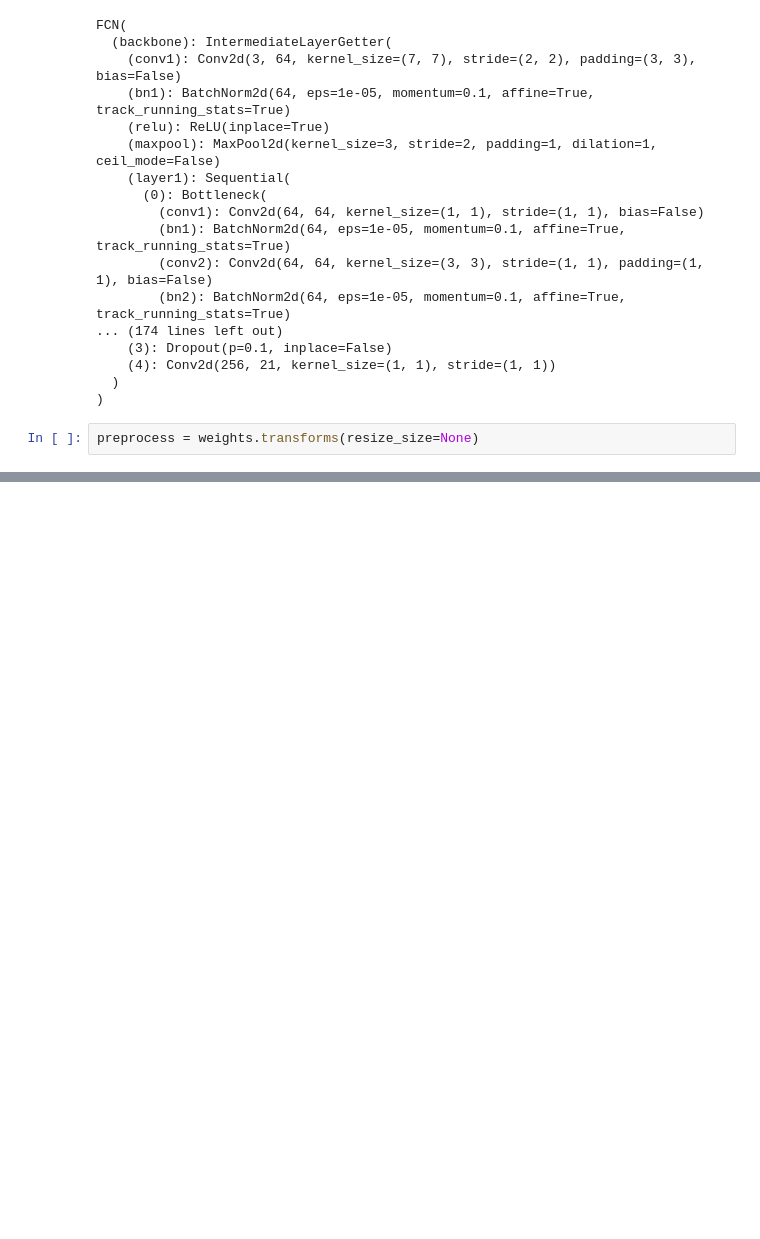
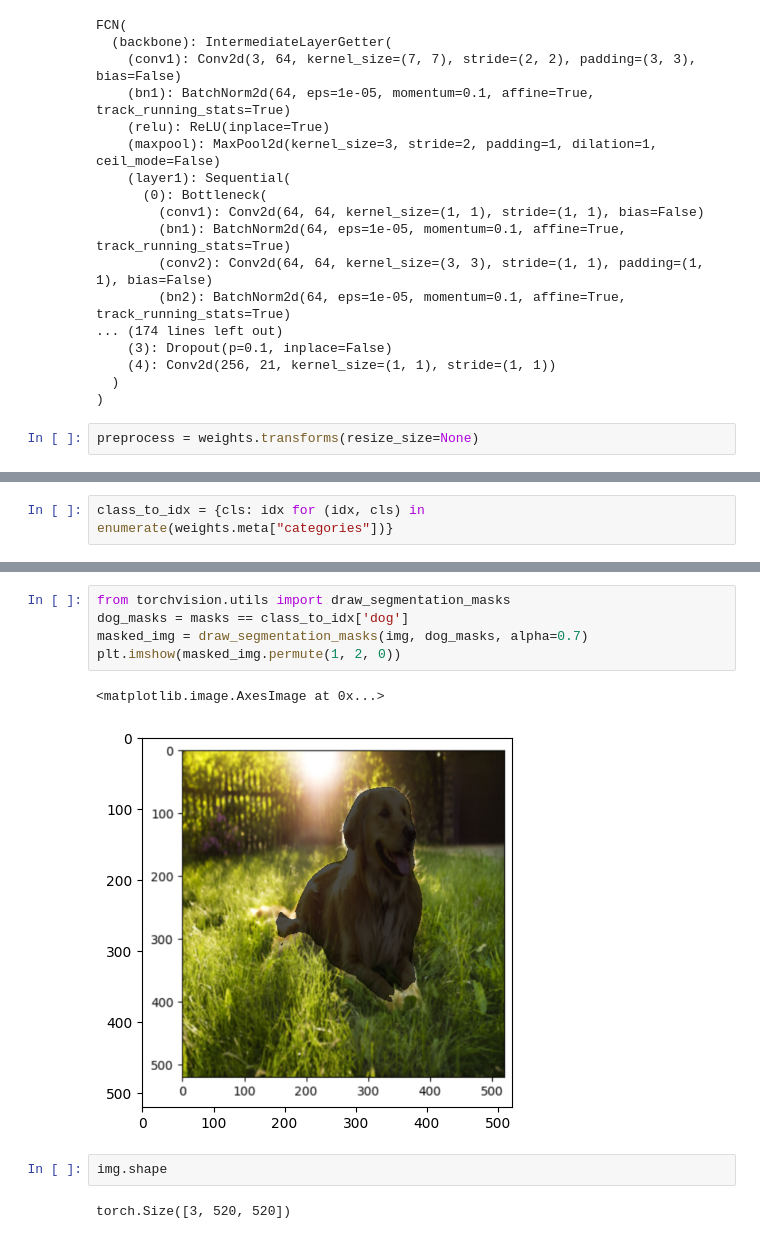
Before and after one commit to HromovAndrey/-Tu_kill_the_time, a Jupyter notebook: Untitled14.ipynb, the cells around one changed output, grey strips where cells are left out. Cells and saved outputs as stored; diff of their text form; blank space fills up the shorter version.

```diff
--- a/Untitled14.ipynb
+++ b/Untitled14.ipynb
@@ -41,0 +63,2 @@ RuntimeError: The size of tensor a (4) must match the size of tensor b (3) at no
+# %%
+class_to_idx = {cls: idx for (idx, cls) in enumerate(weights.meta["categories"])}
@@ -41,0 +85,12 @@ RuntimeError: The size of tensor a (4) must match the size of tensor b (3) at no
+# %%
+from torchvision.utils import draw_segmentation_masks
+dog_masks = masks == class_to_idx['dog']
+masked_img = draw_segmentation_masks(img, dog_masks, alpha=0.7)
+plt.imshow(masked_img.permute(1, 2, 0))
+# %% [output]
+<matplotlib.image.AxesImage at 0x...>
+[figure, added]
+# %%
+img.shape
+# %% [output]
+torch.Size([3, 520, 520])
```
Also changed, not shown: parts of 7 cells of this notebook.
